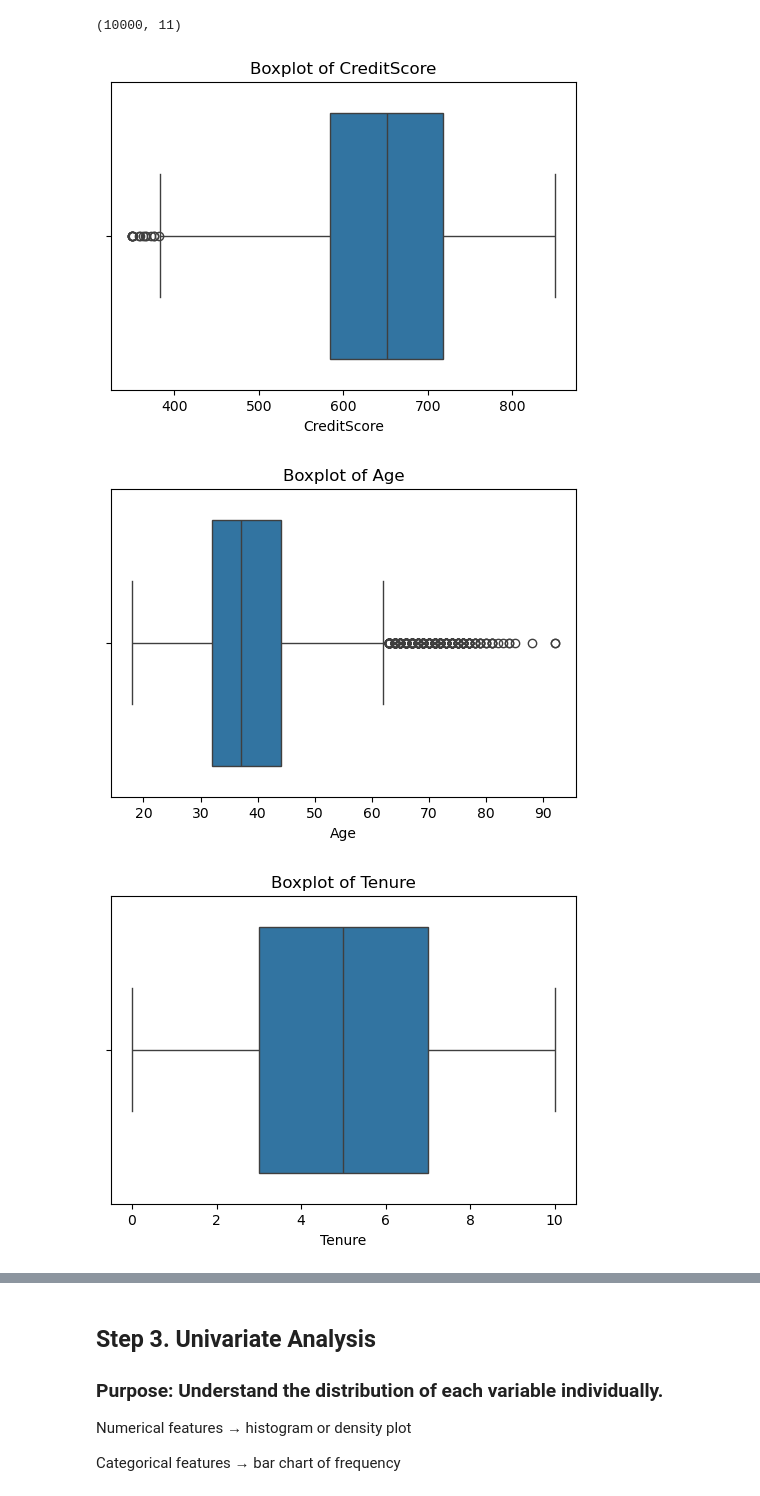
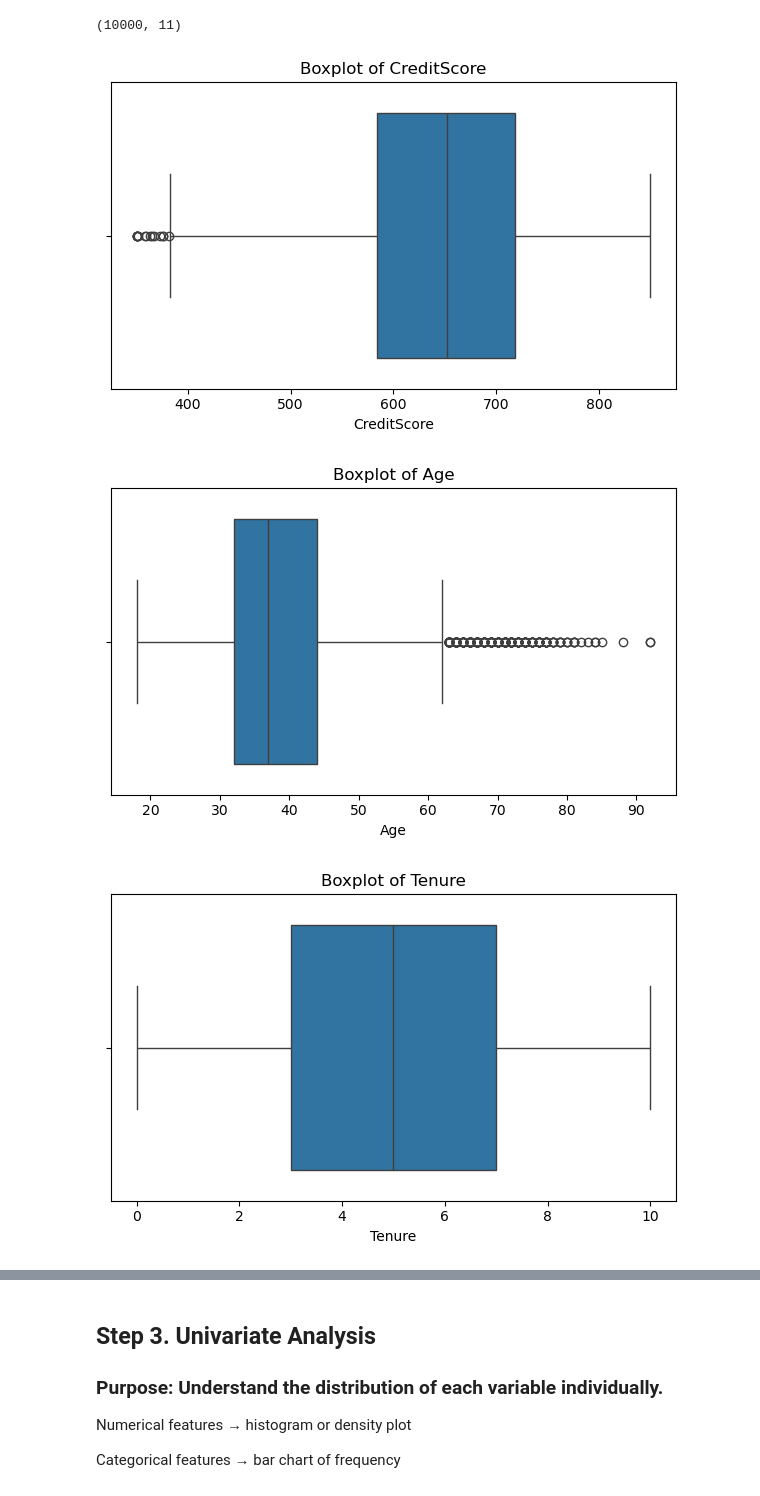
Before and after one commit to Sicheng115/CustomerChurn, a Jupyter notebook: customerChurn.ipynb, the cells around one changed output, grey strips where cells are left out. Cells and saved outputs as stored; diff of their text form; code cells hidden in the pictures.

Commit message:
picture save

```diff
--- a/customerChurn.ipynb
+++ b/customerChurn.ipynb
@@ -8,6 +9,12 @@ import pandas as pd
 
 df = pd.read_csv("churn.csv")
 
+ASSETS_DIR = Path("assets")
+ASSETS_DIR.mkdir(parents=True, exist_ok=True)
+
+def slugify(value: str) -> str:
+    return value.lower().replace(" ", "_")
+
 pd.set_option('display.max_columns', None)
 df.head()
 # %% [output]
@@ -130,17 +136,17 @@ df.shape
 # %%
 # Outlier Detection using Boxplots
 
 numeric_cols = ['CreditScore', 'Age', 'Tenure', 'Balance', 'NumOfProducts', 'EstimatedSalary']
 
 for col in numeric_cols:
     plt.figure(figsize=(6,4))
     sns.boxplot(x=df[col])
     plt.title(f'Boxplot of {col}')
+    plt.tight_layout()
+    save_path = ASSETS_DIR / f"boxplot_{slugify(col)}.png"
+    plt.savefig(save_path, bbox_inches='tight')
     plt.show()
-
-
-plt.savefig('output.png')
 # %% [output]
-[figure, old version]
+[figure, new version]
-[figure, old version]
+[figure, new version]
-[figure, old version]
+[figure, new version]
```
Also changed, not shown: parts of 8 cells of this notebook, 27 other files.
